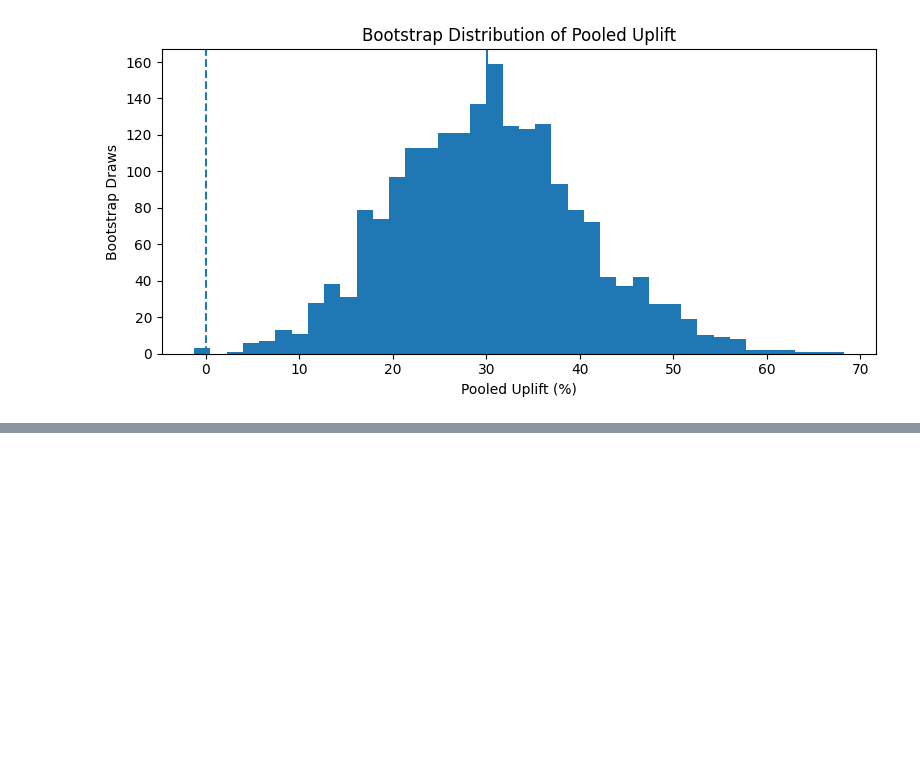
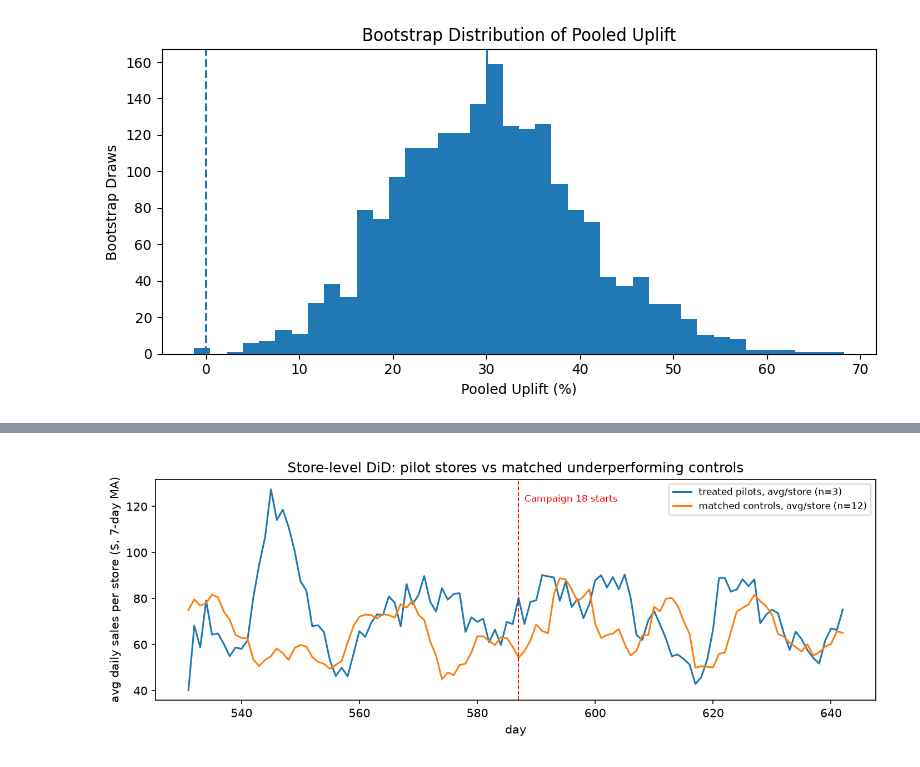
Before and after one commit to ashishkumar-ds/data-science-projects, a Jupyter notebook: dunnhumby-retail-performance-analysis/notebooks/store performance analysis.ipynb, the cells around one changed output, grey strips where cells are left out. Saved outputs shown, nothing was run; the diff lists cells and outputs as text; code cells hidden in the pictures; blank space fills up the shorter version.

```diff
--- a/dunnhumby-retail-performance-analysis/notebooks/store performance analysis.ipynb
+++ b/dunnhumby-retail-performance-analysis/notebooks/store performance analysis.ipynb
@@ -1975,0 +2192,76 @@ plt.show()
+# %%
+# Analysis B - store-level DiD: pilots vs matched stores with no Campaign-18 redemptions
+PILOT_STORES_DID = [299, 317, 448]
+redempt_d = pd.read_csv('../datasets/coupon_redempt.csv')
+c18_red = redempt_d[redempt_d.CAMPAIGN == CAMPAIGN_DID]
+keys = tx[['household_key', 'DAY', 'STORE_ID']].drop_duplicates(['household_key', 'DAY'])
+redemption_stores = set(c18_red.merge(keys, on=['household_key', 'DAY'], how='left')
+                        .STORE_ID.dropna().astype(int))
+
+store_tot = tx.groupby('STORE_ID').SALES_VALUE.sum().sort_values(ascending=False)
+cum_pct = store_tot.cumsum() / store_tot.sum() * 100
+underperf = set(store_tot[cum_pct > 81].index)          # same Pareto rule as section 4.1
+coverage = win_tx.groupby('STORE_ID').DAY.nunique() / (POST_END - PRE_START + 1)
+pool_s = sorted((underperf & set(coverage[coverage >= 0.8].index))
+                - redemption_stores - set(PILOT_STORES_DID))
+print(f'stores with >=1 Campaign-18 redemption (excluded from controls): {len(redemption_stores)}')
+print(f'eligible control pool: {len(pool_s)}')
+
+smu = win_tx.groupby('STORE_ID').SALES_VALUE.mean()
+sh1 = win_tx[win_tx.DAY <= PRE_START + 27].groupby('STORE_ID').SALES_VALUE.mean()
+sh2 = win_tx[win_tx.DAY >= PRE_START + 28].groupby('STORE_ID').SALES_VALUE.mean()
+slope_s = sh2 - sh1
+p_feat = np.c_[np.log1p(smu.reindex(PILOT_STORES_DID).fillna(0).values),
+               slope_s.reindex(PILOT_STORES_DID).fillna(0).values]
+cpool = pd.Index(pool_s)
+c_feat = np.c_[np.log1p(smu.reindex(cpool).fillna(0).values),
+               slope_s.reindex(cpool).fillna(0).values]
+nn_s = NearestNeighbors(n_neighbors=min(10, len(pool_s))).fit(c_feat)
+_, s_ix = nn_s.kneighbors(p_feat)
+controls_s = sorted(cpool[np.unique(s_ix)])
+print(f'matched controls used (k=10 NN on log pre-sales level + intra-pre trend): {controls_s}')
+
+sdaily = tx[tx.STORE_ID.isin(PILOT_STORES_DID + controls_s) & tx.DAY.between(PRE_START, POST_END)]
+sdaily = (sdaily.groupby(['STORE_ID', 'DAY']).SALES_VALUE.sum()
+          .reindex(pd.MultiIndex.from_product(
+              [PILOT_STORES_DID + controls_s, range(PRE_START, POST_END + 1)],
+              names=['STORE_ID', 'DAY']), fill_value=0.0).reset_index())
+sdaily['grp'] = np.where(sdaily.STORE_ID.isin(PILOT_STORES_DID), 'treated', 'control')
+sdaily['per'] = np.where(sdaily.DAY >= POST_START, 'post', 'pre')
+sdaily['did'] = ((sdaily.grp == 'treated') & (sdaily.per == 'post')).astype(int)
+
+fit_s = smf.ols('SALES_VALUE ~ did + C(STORE_ID) + C(DAY)', data=sdaily).fit(
+    cov_type='cluster', cov_kwds={'groups': sdaily.STORE_ID})
+agg_s = sdaily.groupby(['grp', 'per']).SALES_VALUE.sum().unstack()
+pct_s = (agg_s.post / agg_s.pre - 1) * 100
+print(f'B1 TWFE ATT = ${fit_s.params["did"]:+.2f} per treated store/day '
+      f'(se ${fit_s.bse["did"]:.2f}, p={fit_s.pvalues["did"]:.3f})')
+print(f'raw change: treated {pct_s["treated"]:+.1f}% vs controls {pct_s["control"]:+.1f}% '
+      f'-> DiD {pct_s["treated"] - pct_s["control"]:+.1f}%')
+
+V_s = sdaily.pivot(index='DAY', columns='STORE_ID', values='SALES_VALUE').reindex(
+    range(PRE_START, POST_END + 1)).fillna(0.0)
+gmap = sdaily.drop_duplicates('STORE_ID').set_index('STORE_ID').grp
+tmask = (V_s.columns.map(gmap) == 'treated')
+V_t, V_c = V_s.values[:, tmask], V_s.values[:, ~tmask]
+boots_s = []
+for _ in range(5000):
+    ix = rng.integers(0, V_s.shape[0], V_s.shape[0])
+    vt, vc = V_t[ix], V_c[ix]
+    boots_s.append(((vt[56:].sum() / vt[:56].sum() - 1) - (vc[56:].sum() / vc[:56].sum() - 1)) * 100)
+b_lo, b_hi = np.percentile(boots_s, [2.5, 97.5])
+print(f'DiD 95% bootstrap CI: [{b_lo:+.1f}%, {b_hi:+.1f}%] | '
+      f'P(effect>0)={np.mean(np.array(boots_s) > 0) * 100:.1f}%')
+
+ma7 = lambda v: pd.Series(v).rolling(7, min_periods=1).mean()
+plt.figure(figsize=(9.5, 3.6))
+plt.plot(range(PRE_START, POST_END + 1), ma7(V_t.sum(axis=1) / V_t.shape[1]),
+         label=f'treated pilots, avg/store (n={V_t.shape[1]})')
+plt.plot(range(PRE_START, POST_END + 1), ma7(V_c.sum(axis=1) / V_c.shape[1]),
+         label=f'matched controls, avg/store (n={V_c.shape[1]})')
+plt.axvline(POST_START, color='red', ls='--', lw=0.9)
+plt.text(POST_START + 1, plt.ylim()[1] * 0.95, 'Campaign 18 starts', color='red', fontsize=8, va='top')
+plt.xlabel('day'); plt.ylabel('avg daily sales per store ($, 7-day MA)')
+plt.title('Store-level DiD: pilot stores vs matched underperforming controls')
+plt.legend(fontsize=8); plt.tight_layout(); plt.savefig('did_store_pilots.png', dpi=150); plt.show()
+# %% [output]
@@ -1975,0 +2274 @@ plt.show()
+[figure, added]
```
Also changed, not shown: parts of 6 cells of this notebook, 4 other files.
